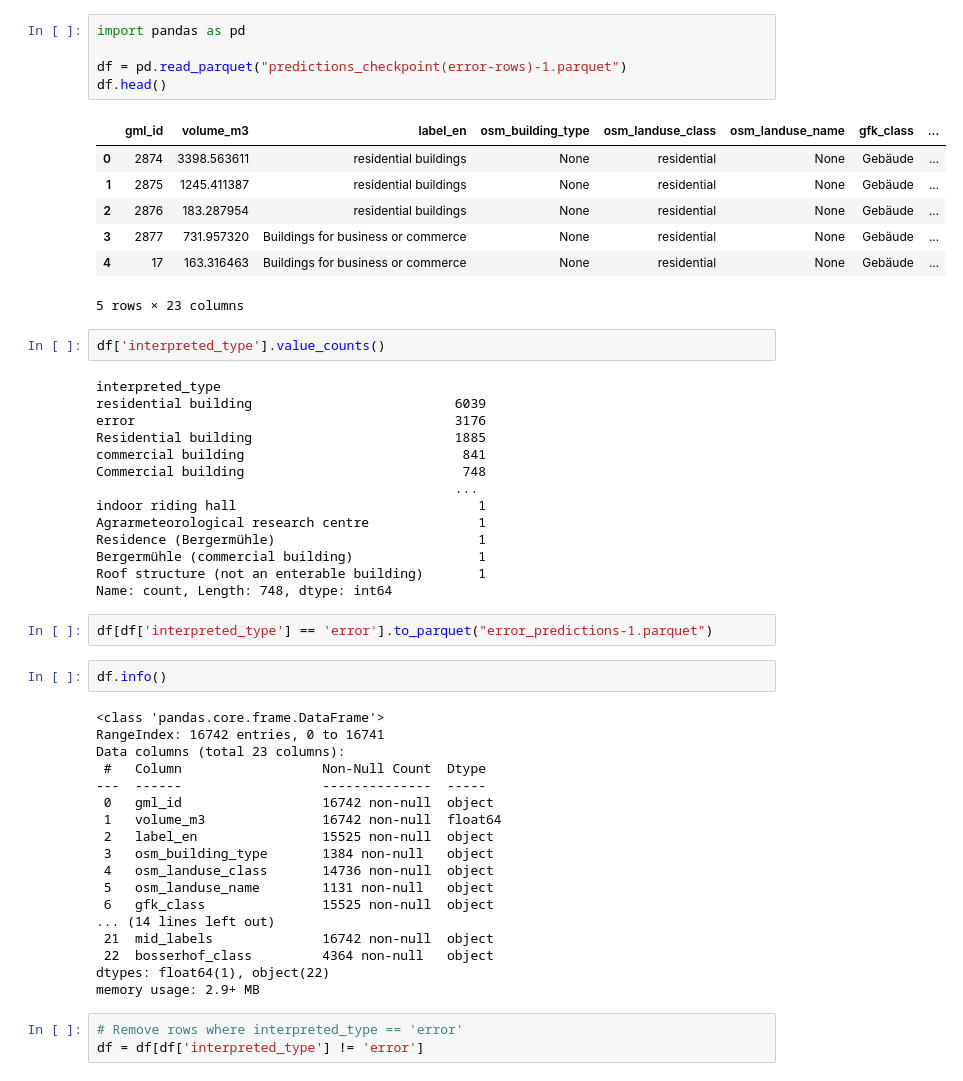
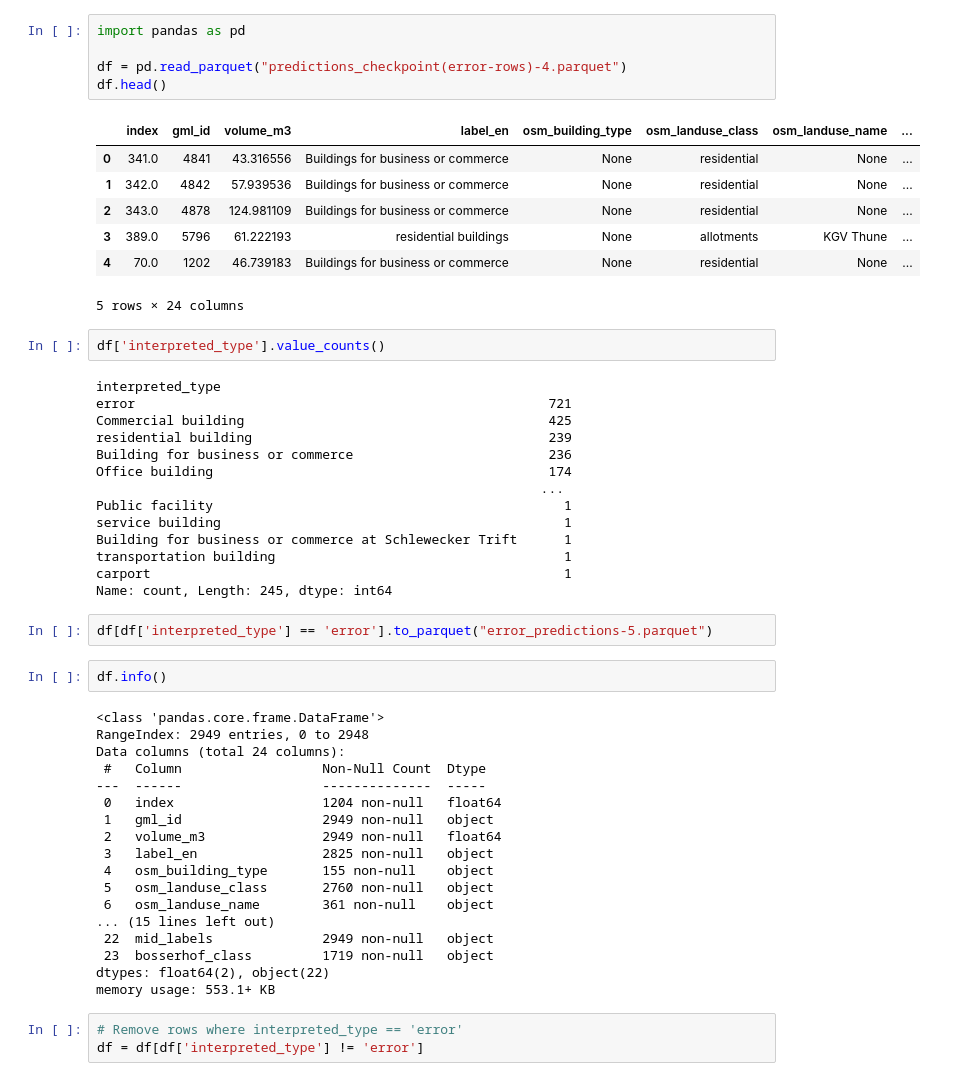
Before and after one commit to TUBS-IVS/Capacity_Calculation-pipeline, a Jupyter notebook: Label-mergining.ipynb, the cells around one changed output. Saved outputs shown, nothing was run; the diff lists cells and outputs as text.

```diff
--- a/Label-mergining.ipynb
+++ b/Label-mergining.ipynb
@@ -1,54 +1,54 @@
 # %%
 import pandas as pd
 
-df = pd.read_parquet("predictions_checkpoint(error-rows)-1.parquet")
+df = pd.read_parquet("predictions_checkpoint(error-rows)-4.parquet")
 df.head()
 # %% [output]
-|  | gml_id | volume_m3 | label_en | osm_building_type | osm_landuse_class | osm_landuse_name | gfk_class | ... |
-| 0 | 2874 | 3398.563611 | residential buildings | None | residential | None | Gebäude | ... |
-| 1 | 2875 | 1245.411387 | residential buildings | None | residential | None | Gebäude | ... |
-| 2 | 2876 | 183.287954 | residential buildings | None | residential | None | Gebäude | ... |
-| 3 | 2877 | 731.957320 | Buildings for business or commerce | None | residential | None | Gebäude | ... |
-| 4 | 17 | 163.316463 | Buildings for business or commerce | None | residential | None | Gebäude | ... |
+|  | index | gml_id | volume_m3 | label_en | osm_building_type | osm_landuse_class | osm_landuse_name | ... |
+| 0 | 341.0 | 4841 | 43.316556 | Buildings for business or commerce | None | residential | None | ... |
+| 1 | 342.0 | 4842 | 57.939536 | Buildings for business or commerce | None | residential | None | ... |
+| 2 | 343.0 | 4878 | 124.981109 | Buildings for business or commerce | None | residential | None | ... |
+| 3 | 389.0 | 5796 | 61.222193 | residential buildings | None | allotments | KGV Thune | ... |
+| 4 | 70.0 | 1202 | 46.739183 | Buildings for business or commerce | None | residential | None | ... |
-5 rows × 23 columns
+5 rows × 24 columns
 # %%
 df['interpreted_type'].value_counts()
 # %% [output]
 interpreted_type
-residential building                          6039
-error                                         3176
-Residential building                          1885
-commercial building                            841
-Commercial building                            748
-                                              ...
-indoor riding hall                               1
-Agrarmeteorological research centre              1
-Residence (Bergermühle)                          1
-Bergermühle (commercial building)                1
-Roof structure (not an enterable building)       1
-Name: count, Length: 748, dtype: int64
+error                                                     721
+Commercial building                                       425
+residential building                                      239
+Building for business or commerce                         236
+Office building                                           174
+                                                         ...
+Public facility                                             1
+service building                                            1
+Building for business or commerce at Schlewecker Trift      1
+transportation building                                     1
+carport                                                     1
+Name: count, Length: 245, dtype: int64
 # %%
-df[df['interpreted_type'] == 'error'].to_parquet("error_predictions-1.parquet")
+df[df['interpreted_type'] == 'error'].to_parquet("error_predictions-5.parquet")
 # %%
 df.info()
 # %% [output]
 <class 'pandas.core.frame.DataFrame'>
-RangeIndex: 16742 entries, 0 to 16741
-Data columns (total 23 columns):
+RangeIndex: 2949 entries, 0 to 2948
+Data columns (total 24 columns):
  #   Column                  Non-Null Count  Dtype
 ---  ------                  --------------  -----
- 0   gml_id                  16742 non-null  object
- 1   volume_m3               16742 non-null  float64
- 2   label_en                15525 non-null  object
- 3   osm_building_type       1384 non-null   object
- 4   osm_landuse_class       14736 non-null  object
- 5   osm_landuse_name        1131 non-null   object
- 6   gfk_class               15525 non-null  object
-... (14 lines left out)
- 21  mid_labels              16742 non-null  object
- 22  bosserhof_class         4364 non-null   object
-dtypes: float64(1), object(22)
-memory usage: 2.9+ MB
+ 0   index                   1204 non-null   float64
+ 1   gml_id                  2949 non-null   object
+ 2   volume_m3               2949 non-null   float64
+ 3   label_en                2825 non-null   object
+ 4   osm_building_type       155 non-null    object
+ 5   osm_landuse_class       2760 non-null   object
+ 6   osm_landuse_name        361 non-null    object
+... (15 lines left out)
+ 22  mid_labels              2949 non-null   object
+ 23  bosserhof_class         1719 non-null   object
+dtypes: float64(2), object(22)
+memory usage: 553.1+ KB
 # %%
 # Remove rows where interpreted_type == 'error'
 df = df[df['interpreted_type'] != 'error']
```
Also changed, not shown: parts of 6 cells of this notebook, 1 other file.
